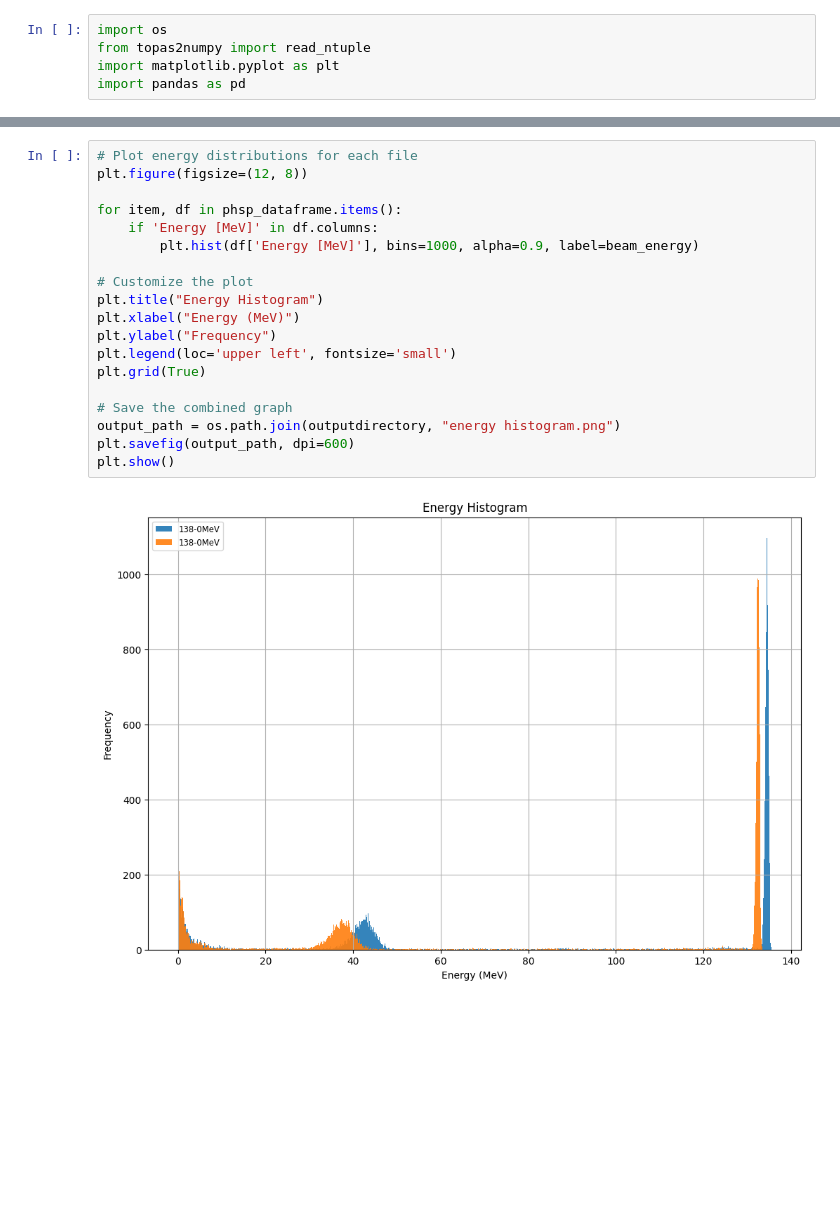
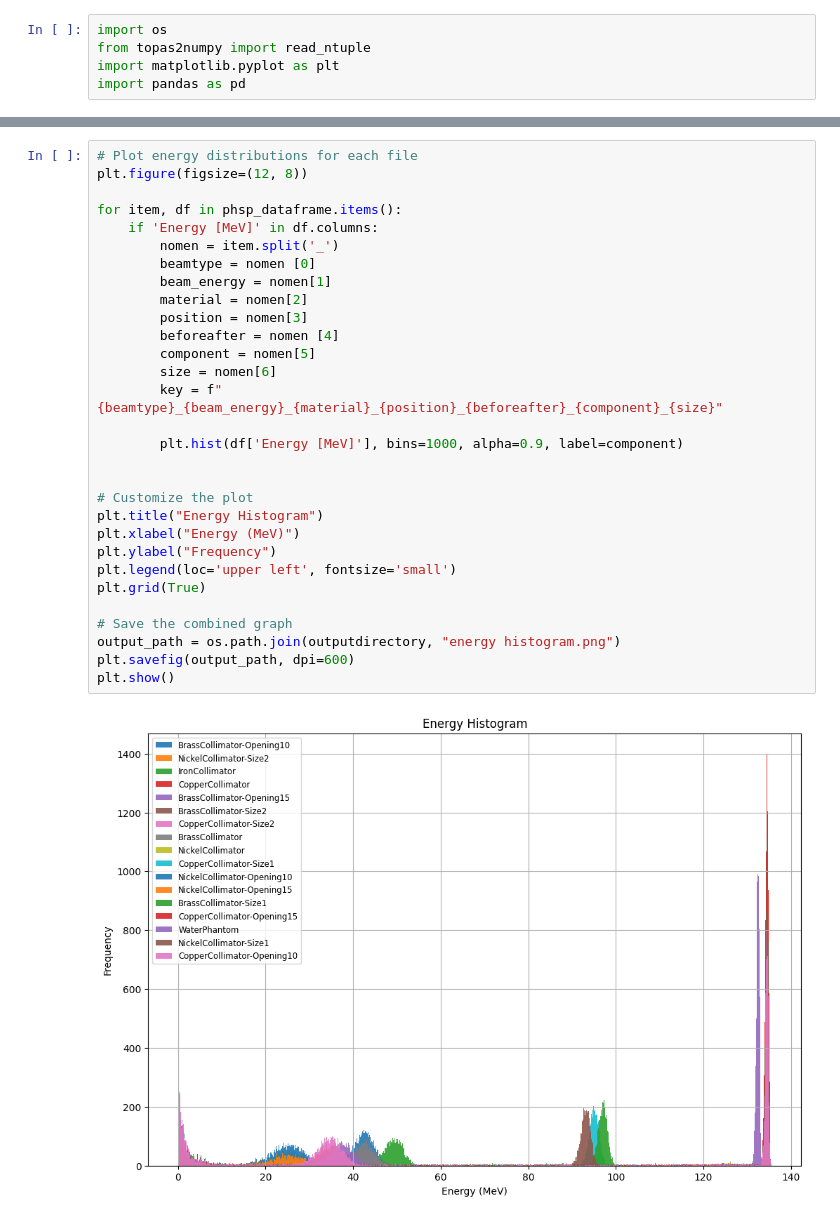
Before and after one commit to alfiafazimah/PhaseSpaceTOPAS-Visualization, a Jupyter notebook: src/PhaseSpaceTOPAS-Visualization.ipynb, the cells around one changed output, grey strips where cells are left out. Saved outputs shown, nothing was run; the diff lists cells and outputs as text; blank space fills up the shorter version.

```diff
--- a/src/PhaseSpaceTOPAS-Visualization.ipynb
+++ b/src/PhaseSpaceTOPAS-Visualization.ipynb
@@ -91,21 +102,32 @@ Field Names (dtype): ('Position X [cm]', 'Position Y [cm]', 'Position Z [cm]', '
 # %%
 # Plot energy distributions for each file
 plt.figure(figsize=(12, 8))
 
 for item, df in phsp_dataframe.items():
     if 'Energy [MeV]' in df.columns:
-        plt.hist(df['Energy [MeV]'], bins=1000, alpha=0.9, label=beam_energy)
+        nomen = item.split('_')
+        beamtype = nomen [0]
+        beam_energy = nomen[1]
+        material = nomen[2]
+        position = nomen[3]
+        beforeafter = nomen [4]
+        component = nomen[5]
+        size = nomen[6]
+        key = f"{beamtype}_{beam_energy}_{material}_{position}_{beforeafter}_{component}_{size}"
+
+        plt.hist(df['Energy [MeV]'], bins=1000, alpha=0.9, label=component)
+
 
 # Customize the plot
 plt.title("Energy Histogram")
 plt.xlabel("Energy (MeV)")
 plt.ylabel("Frequency")
 plt.legend(loc='upper left', fontsize='small')
 plt.grid(True)
 
 # Save the combined graph
 output_path = os.path.join(outputdirectory, "energy histogram.png")
 plt.savefig(output_path, dpi=600)
 plt.show()
 # %% [output]
-[figure, old version]
+[figure, new version]
```
Also changed, not shown: parts of 1 cell of this notebook, 34 other files.
